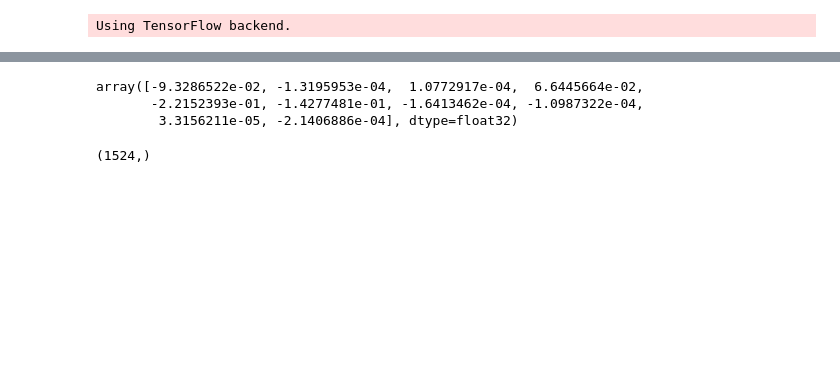
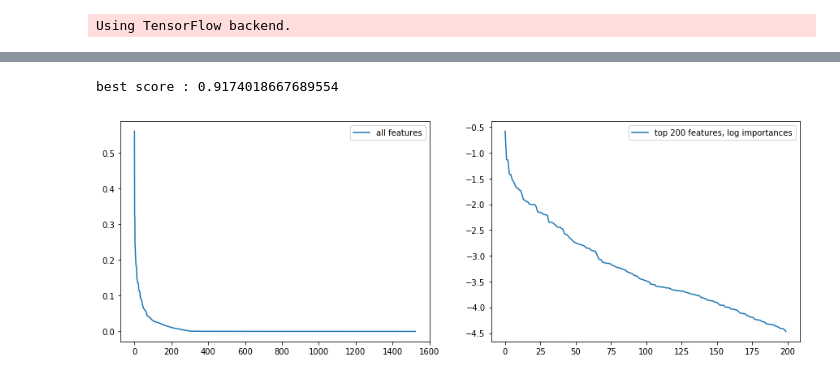
Before and after one commit to rykachevskiy/insilico_test, a Jupyter notebook: src/main.ipynb, the cells around one changed output, grey strips where cells are left out. Drawn from its saved outputs; the diff is of its cells as text; code cells hidden in the pictures; blank space fills up the shorter version.

```diff
--- a/src/main.ipynb
+++ b/src/main.ipynb
@@ -549,10 +573,0 @@ writer = tf.summary.FileWriter("../tf_logs", exp_1.graph)
-# %%
-exp_2.session.run(exp_2.dfs.weight_layer.w)
-# %% [output]
-array([-9.3286522e-02, -1.3195953e-04,  1.0772917e-04,  6.6445664e-02,
-       -2.2152393e-01, -1.4277481e-01, -1.6413462e-04, -1.0987322e-04,
-        3.3156211e-05, -2.1406886e-04], dtype=float32)
-# %%
-exp_1.session.run(exp_1.dfs.weight_layer.w).shape
-# %% [output]
-(1524,)
@@ -560,0 +574,13 @@ writer = tf.summary.FileWriter("../tf_logs", exp_1.graph)
+# %%
+print("best score :", max(exp_1.val_auc_scores))
+# %% [output]
+best score : 0.9174018667689554
+# %%
+f, (a1, a2) = plt.subplots(1,2,figsize=(15,5))
+a1.plot(sorted(np.abs(sess.run(exp_1.model.weight_layer.w)))[::-1][:], label = 'all features')
+a2.plot(np.log(sorted(np.abs(sess.run(exp_1.model.weight_layer.w)))[::-1][:200]), label = 'top 200 features, log importances')
+a1.legend()
+a2.legend()
+plt.show()
+# %% [output]
+[figure, added]
```
Also changed, not shown: parts of 60 cells of this notebook.
